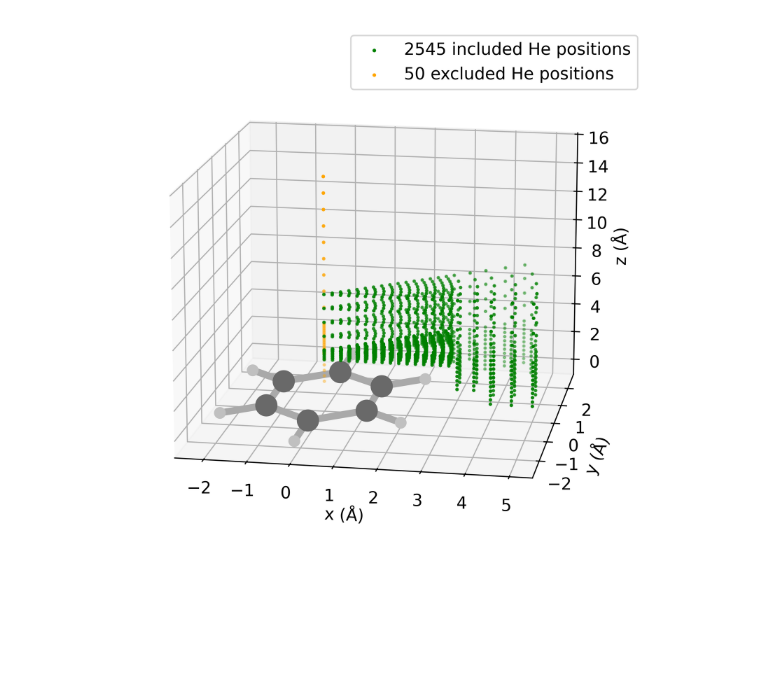
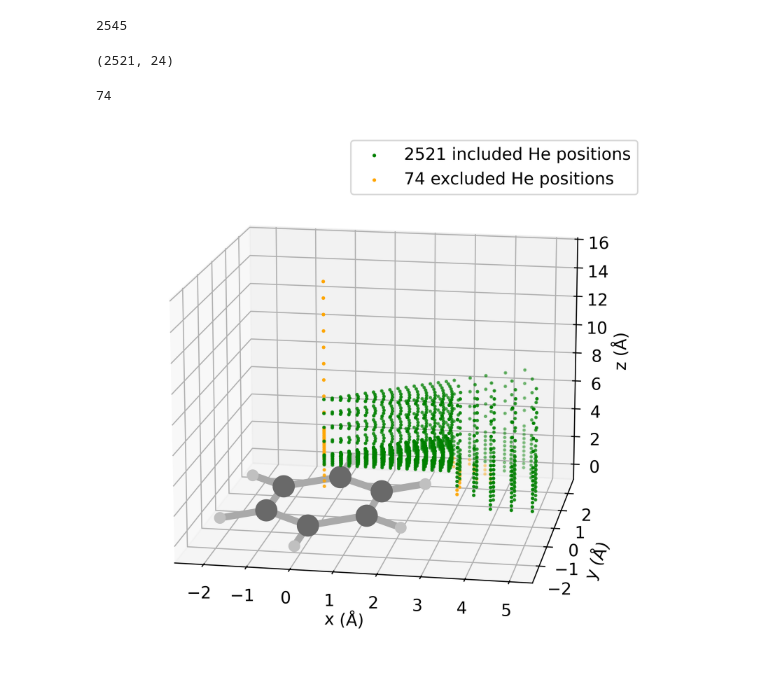
Before and after one commit to DelMaestroGroup/papers-code-HeBenzene, a Jupyter notebook: src/bz_3d_plot.ipynb, the cells around one changed output. Saved outputs shown, nothing was run; the diff lists cells and outputs as text; code cells hidden in the pictures; blank space fills up the shorter version.

```diff
--- a/src/bz_3d_plot.ipynb
+++ b/src/bz_3d_plot.ipynb
@@ -7,35 +7,38 @@ from helplers.q_chem import *
 DATA_DIR = f"../data/HeBz"
 
 cc_50 = np.load(f"{DATA_DIR}/CC_HeBz_50.npy", allow_pickle=True).item().keys()
-cc_2545 = np.load(f"{DATA_DIR}/CC_HeBz_3D_2445_All.npy", allow_pickle=True).item().keys()
+cc_2545 = np.load(f"{DATA_DIR}/all_pts_2545.npy", allow_pickle=True)
+# %%
+len(cc_2545)
+# %% [output]
+2545
+# %%
+energy_filter = cc_2545[:, 3] < 1000
+CC_included = cc_2545[energy_filter]
+CC_excluded = cc_2545[~energy_filter]
+
+len(CC_included), len(CC_excluded)
+# %% [output]
+(2521, 24)
 # %%
-CC_2545_dists = []
 CC_50_dists = []
-
-for dist in cc_2545:
-
-    coords = dist.split("___")
-
-    x = float(coords[0])
-    y = float(coords[1])
-    z = float(coords[2])
-
-    coord_en_vector = [x, y, z]
-
-    CC_2545_dists.append(coord_en_vector)
 
 
 for dist in cc_50:
 
     z = float(dist)
 
-    coord_en_vector = [0, 0, z]
+    coord_en_vector = [0, 0, z, 0]
 
     CC_50_dists.append(coord_en_vector)
 
+CC_50_dists = np.array(CC_50_dists)
 
-CC_2545_dists = np.array(CC_2545_dists)
-CC_50_dists = np.array(CC_50_dists)
+CC_excluded = np.concatenate((CC_excluded, CC_50_dists), axis=0)
+# %%
+len(CC_excluded)
+# %% [output]
+74
 # %%
 def plot_benzene_mol(ax, scale=20):
 
@@ -115,40 +118,40 @@ ax = fig.add_subplot(111, projection="3d")
 
 
 ax.scatter(
-    CC_2545_dists[:, 0],
-    CC_2545_dists[:, 1],
-    CC_2545_dists[:, 2],
+    CC_included[:, 0],
+    CC_included[:, 1],
+    CC_included[:, 2],
     c="green",
     marker=".",
     s=10,
-    label="2545 included He positions",
+    label=f"{len(CC_included)} included He positions",
 )
 ax.scatter(
-    CC_50_dists[:, 0],
-    CC_50_dists[:, 1],
-    CC_50_dists[:, 2],
+    CC_excluded[:, 0],
+    CC_excluded[:, 1],
+    CC_excluded[:, 2],
     c="orange",
     marker=".",
     s=10,
-    label="50 excluded He positions",
+    label=f"{len(CC_excluded)} excluded He positions",
 )
 
 # 4. Set labels and ticks, adding 'labelpad' to create space.
 ax.set_xlabel(r"x ($\mathrm{\AA}$)", fontsize=axes_label_size)
 ax.set_ylabel(r"y ($\mathrm{\AA}$)", fontsize=axes_label_size)
 ax.set_zlabel(r"z ($\mathrm{\AA}$)", fontsize=axes_label_size)
 
 ax.xaxis.set_tick_params(labelsize=x_tick_size)
 ax.yaxis.set_tick_params(labelsize=y_tick_size)
 ax.zaxis.set_tick_params(labelsize=y_tick_size)
 
 plt.legend(fontsize=legend_font_size)
 
 plot_benzene_mol(ax, scale=5)
 
 # 5. Set the desired viewing angle
 ax.view_init(elev=15, azim=-80)
 
 plt.show()
 # %% [output]
-[figure, old version]
+[figure, new version]
```
Also changed, not shown: 3 other files.
